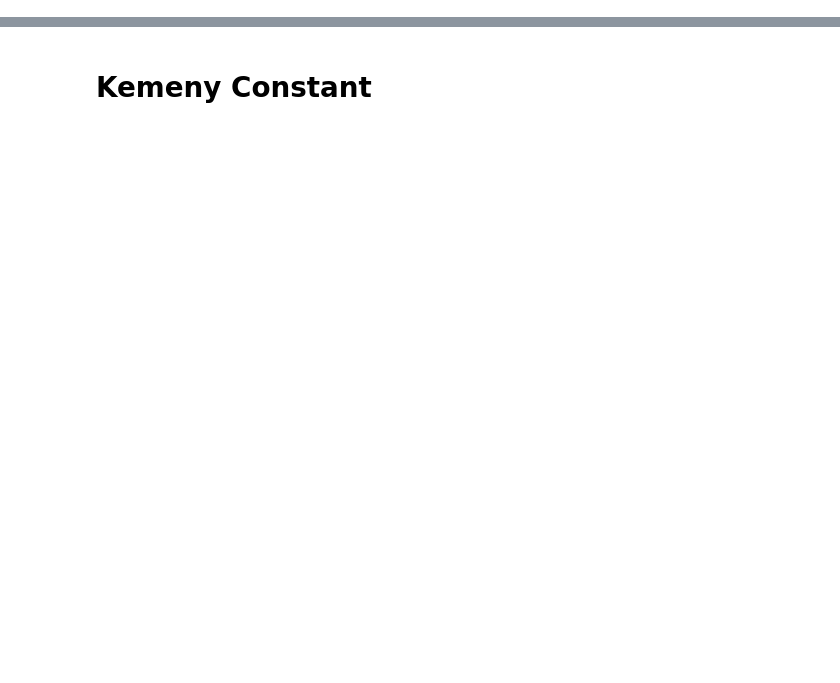
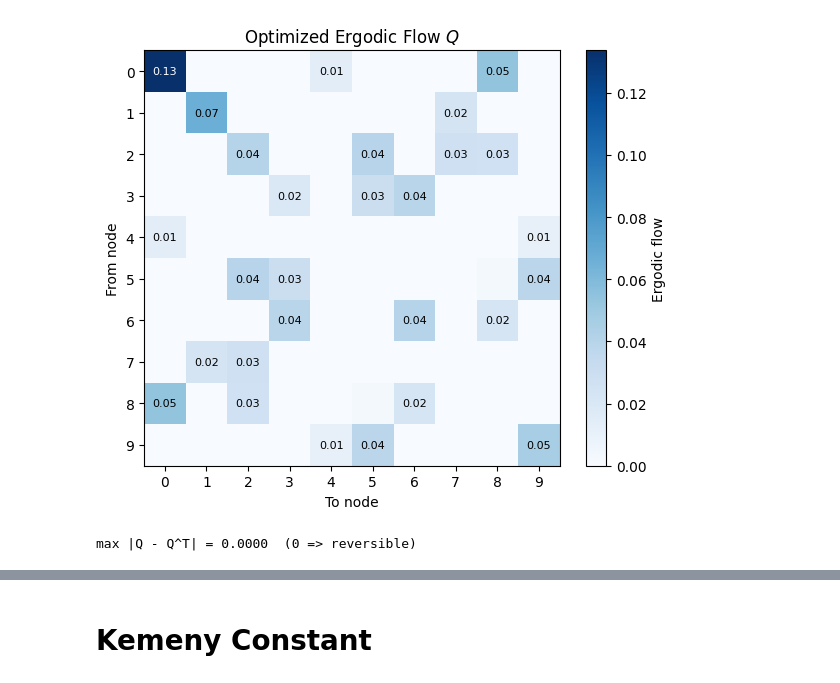
Before and after one commit to yohanjohn307/markov-chain-lifting, a Jupyter notebook: debug.ipynb, the cells around one changed output, grey strips where cells are left out. Cells and saved outputs as stored; diff of their text form; code cells hidden in the pictures; blank space fills up the shorter version.

```diff
--- a/debug.ipynb
+++ b/debug.ipynb
@@ -0,0 +120,23 @@
+# %%
+fig, ax = plt.subplots(figsize=(6, 5))
+im = ax.imshow(Q_opt, cmap="Blues", vmin=0, vmax=Q_opt.max())
+ax.set_xlabel("To node")
+ax.set_ylabel("From node")
+ax.set_title("Optimized Ergodic Flow $Q$")
+ax.set_xticks(range(m))
+ax.set_yticks(range(m))
+fig.colorbar(im, ax=ax, label="Ergodic flow")
+
+for i in range(m):
+    for j in range(m):
+        if Q_opt[i, j] > 1e-2:
+            ax.text(j, i, f"{Q_opt[i, j]:.2f}", ha="center", va="center",
+                     color="white" if Q_opt[i, j] > 0.5 * Q_opt.max() else "black", fontsize=8)
+
+plt.tight_layout()
+plt.show()
+
+print(f"max |Q - Q^T| = {np.abs(Q_opt - Q_opt.T).max():.4f}  (0 => reversible)")
+# %% [output]
+[figure, added]
+max |Q - Q^T| = 0.0000  (0 => reversible)
```
Also changed, not shown: parts of 10 cells of this notebook, 5 other files.
